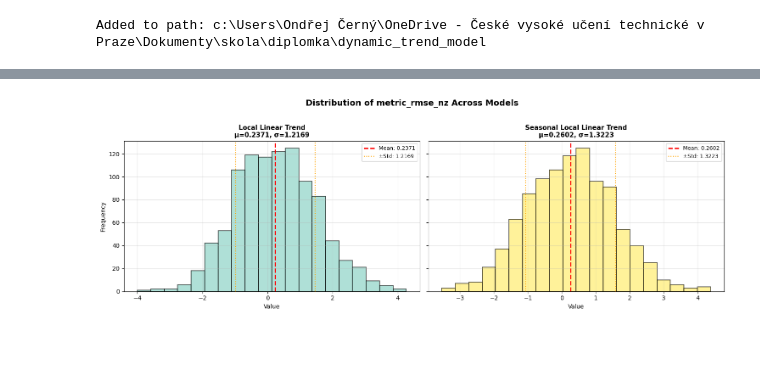
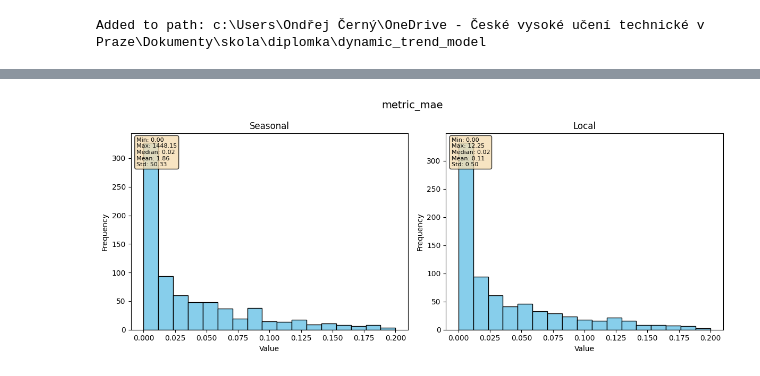
Before and after one commit to andres-cerny/master_thesis, a Jupyter notebook: dynamic_trend_model/compare_models.ipynb, the cells around one changed output, grey strips where cells are left out. Saved outputs shown, nothing was run; the diff lists cells and outputs as text; code cells hidden in the pictures; blank space fills up the shorter version.

```diff
--- a/dynamic_trend_model/compare_models.ipynb
+++ b/dynamic_trend_model/compare_models.ipynb
@@ -793 +982,4 @@ plt.show()
+# %%
+start_date = '2025-09-10 00:00:00+00:00'
+end_date = '2025-09-15 00:00:00+00:00'
 # %%
@@ -1109,4 +1014,0 @@ plot_metric_histogram(summary_converged_only, 'metric_mae')
-# %%
-plot_metric_histogram(summary_converged_only, 'metric_rmse_nz')
-# %% [output]
-[figure, removed]
@@ -1112,0 +1087,7 @@ plot_metric_histogram(summary_converged_only, 'metric_rmse_nz')
+# %%
+summary_df_seasonal = pd.read_csv('./results_seasonal_uc_1000_seed_42_daily_clipped.csv')
+summary_df_local = pd.read_csv('./results_local_trend_1000_seed_42_fixed_params_clipped.csv')
+# %%
+plot_two_histograms_with_stats(summary_df_seasonal, summary_df_local, 'metric_mae', x_range=(0, 0.2))
+# %% [output]
+[figure, added]
```
Also changed, not shown: parts of 36 cells of this notebook.
